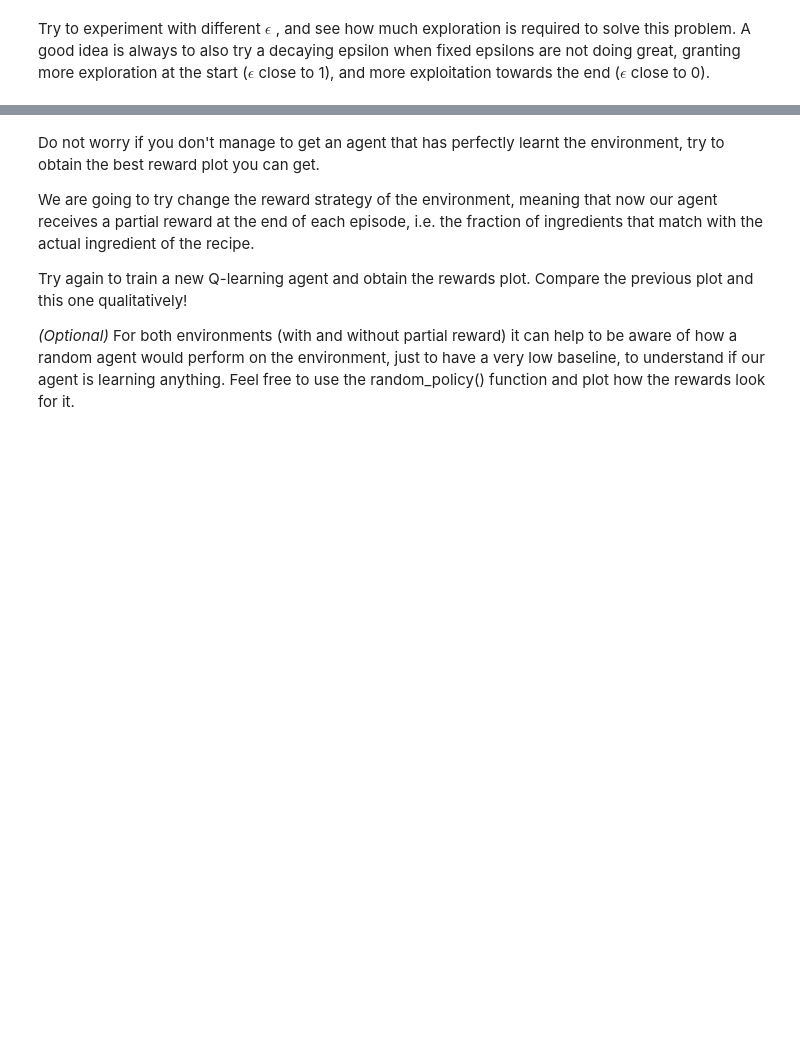
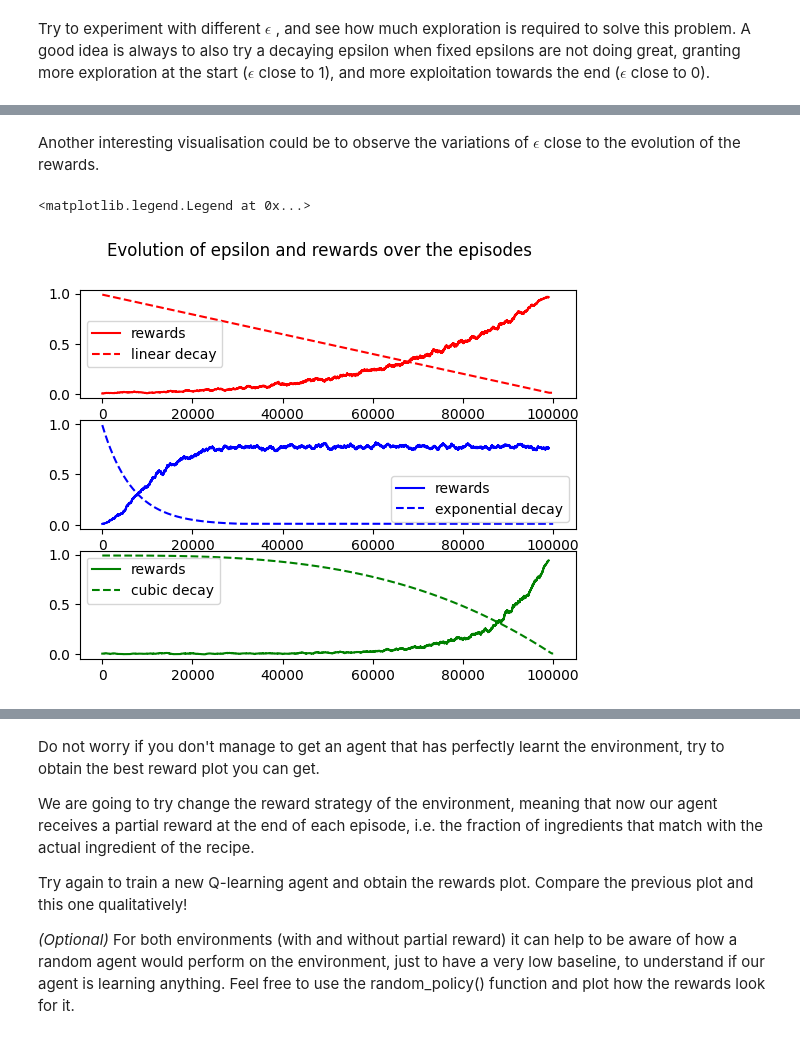
Before and after one commit to RaphBhz/NeuroSymbolicAI, a Jupyter notebook: Assignment1_RL.ipynb, the cells around one changed output, grey strips where cells are left out. Cells and saved outputs as stored; diff of their text form; code cells hidden in the pictures; blank space fills up the shorter version.

```diff
--- a/Assignment1_RL.ipynb
+++ b/Assignment1_RL.ipynb
@@ -390,0 +508,20 @@ plt.legend()
+# %% [markdown]
+Another interesting visualisation could be to observe the variations of $\epsilon$ close to the evolution of the rewards.
+# %%
+fig, (plt1, plt2, plt3) = plt.subplots(3, 1)
+
+plt1.plot(moving_average(r_lin_decay, 1000), label='rewards', color='red')
+plt2.plot(moving_average(r_exp_decay, 1000), label='rewards', color='blue')
+plt3.plot(moving_average(r_cub_decay, 1000), label='rewards', color='green')
+
+plt1.plot(lin_epsilon, '--', label='linear decay', color='red')
+plt2.plot(exp_epsilon, '--', label='exponential decay', color='blue')
+plt3.plot(cub_epsilon, '--', label='cubic decay', color='green')
+
+fig.suptitle('Evolution of epsilon and rewards over the episodes')
+plt1.legend()
+plt2.legend()
+plt3.legend()
+# %% [output]
+<matplotlib.legend.Legend at 0x...>
+[figure, added]
```
Also changed, not shown: parts of 27 cells of this notebook.
